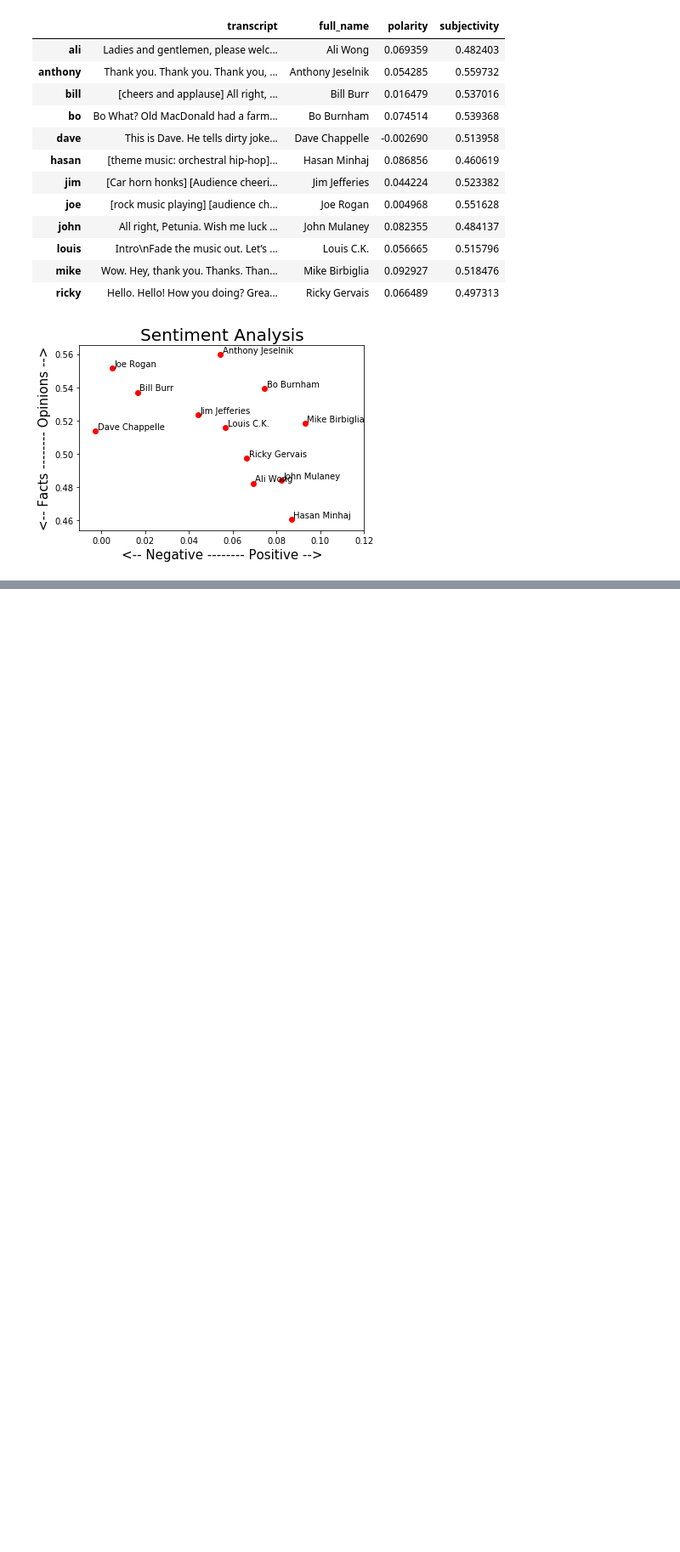
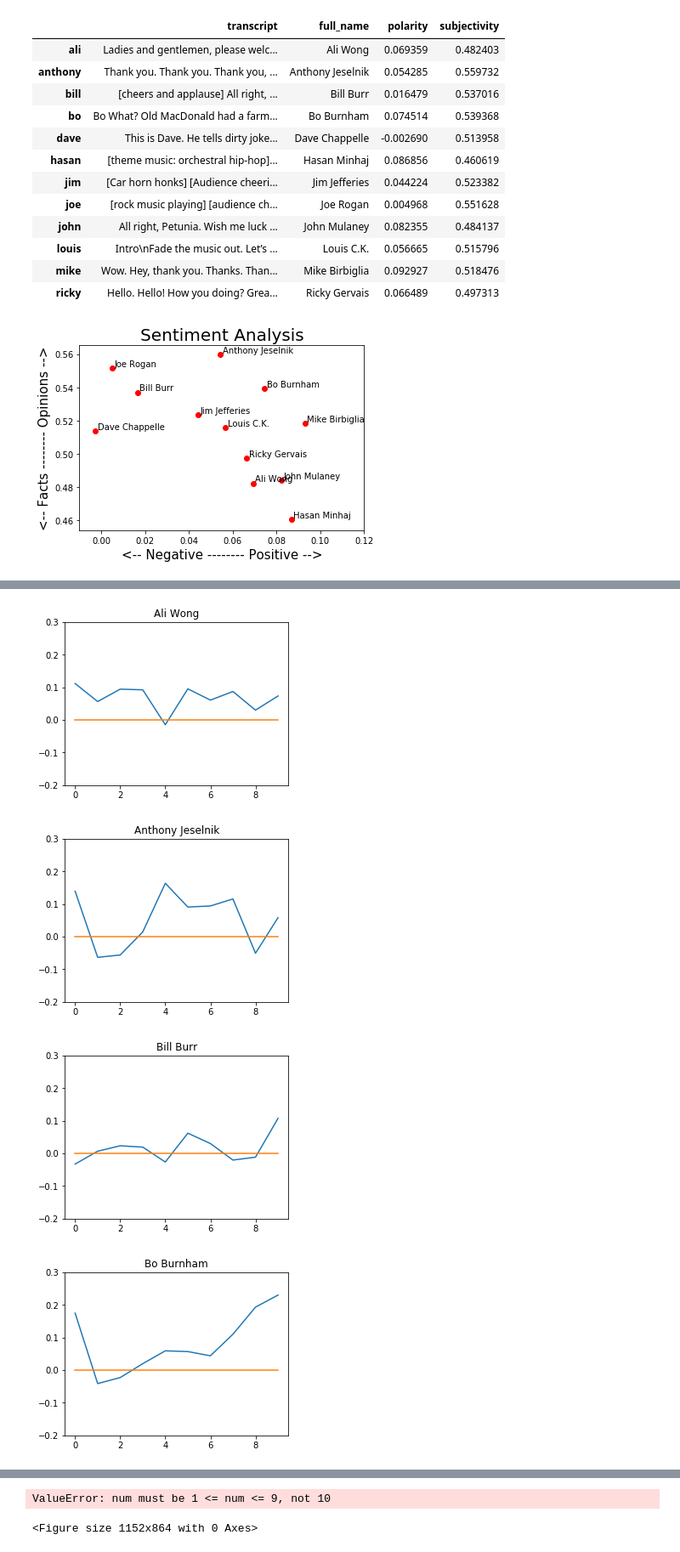
Before and after one commit to harshitgupta1998/Comic-Analysis-Using-NLP-Techniques, a Jupyter notebook: Untitled1.ipynb, the cells around one changed output, grey strips where cells are left out. Shown at 85% size. Saved outputs shown, nothing was run; the diff lists cells and outputs as text; code cells hidden in the pictures; blank space fills up the shorter version.

Commit message:
trying to analysis the status graphically

```diff
--- a/Untitled1.ipynb
+++ b/Untitled1.ipynb
@@ -73,3 +73,10 @@ def split_text(text, n=10):
     for piece in range(n):
         split_list.append(text[start[piece]:start[piece]+size])
     return split_list
+# %%
+list_pieces = []
+for t in data.transcript:
+    split = split_text(t)
+    list_pieces.append(split)
+
+list_pieces
@@ -75,0 +105,8 @@ def split_text(text, n=10):
+# %%
+polarity_transcript=[]
+for lp in list_pieces:
+    polarity_piece=[]
+    for p in lp:
+        polarity_piece.append(TextBlob(p).sentiment.polarity)
+    polarity_transcript.append(polarity_piece)
+polarity_transcript
@@ -75,0 +131,15 @@ def split_text(text, n=10):
+# %%
+plt.rcParams['figure.figsize']=[16,12]
+
+for index,comedian in enumerate(data.index):
+    plt.subplot(3,3,index+1)
+    plt.plot(polarity_transcript[index])
+    plt.plot(np.arange(0,10), np.zeros(10))#base line
+    plt.title(data['full_name'][index])
+    plt.ylim(ymin=-.2, ymax=.3)
+    plt.show()
+# %% [output]
+[figure, added]
+[figure, added]
+[figure, added]
+[figure, added]
@@ -75,0 +151,2 @@ def split_text(text, n=10):
+ValueError: num must be 1 <= num <= 9, not 10
+<Figure size 1152x864 with 0 Axes>
```
Also changed, not shown: parts of 4 cells of this notebook.
